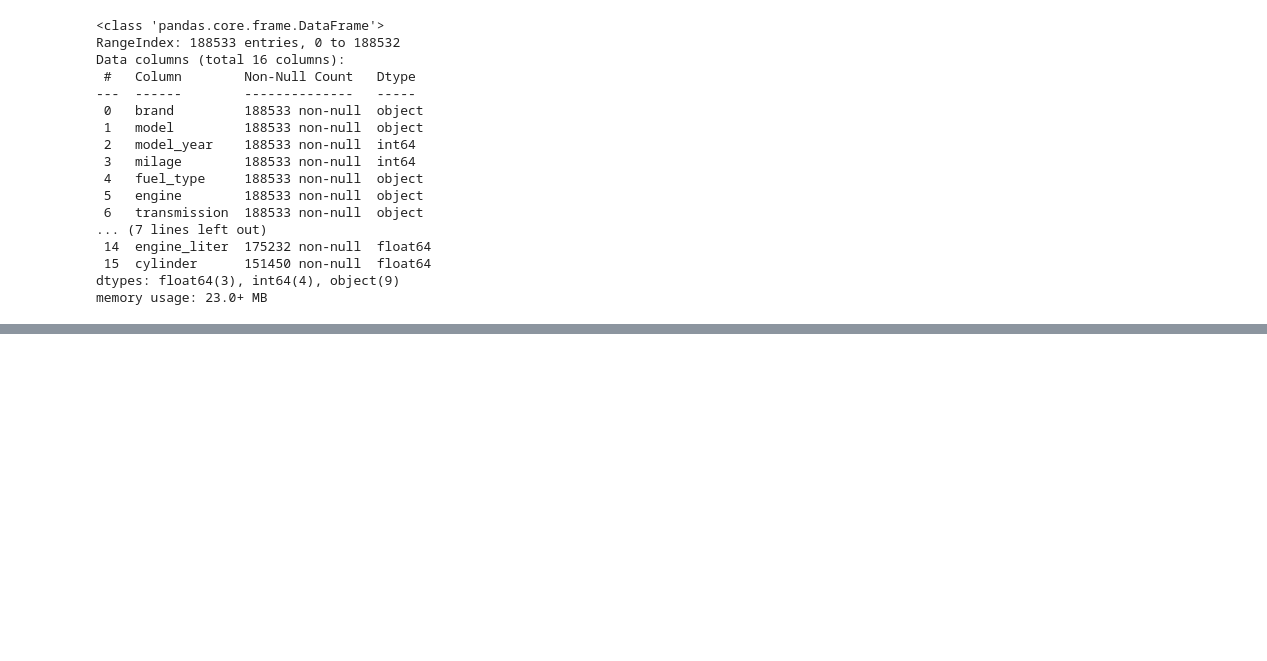
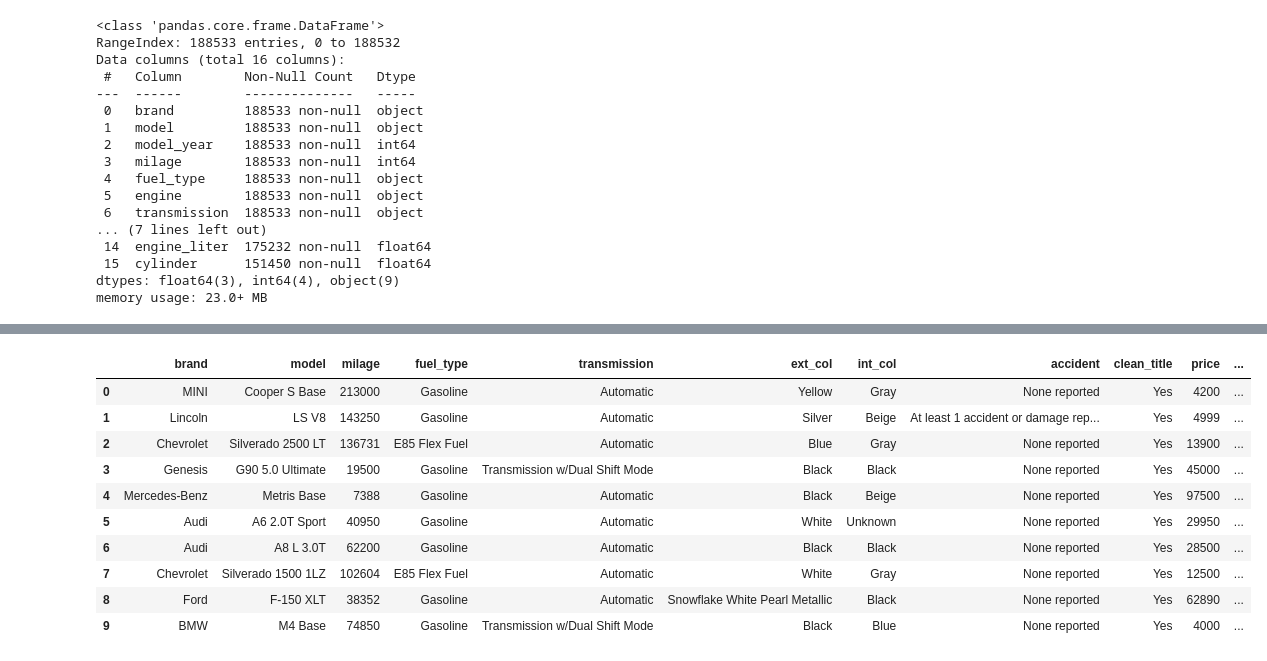
Before and after one commit to jjanekkim/Regression_Used_Car_Prices, a Jupyter notebook: validation.ipynb, the cells around one changed output, grey strips where cells are left out. Cells and saved outputs as stored; diff of their text form; code cells hidden in the pictures; blank space fills up the shorter version.

```diff
--- a/validation.ipynb
+++ b/validation.ipynb
@@ -749,0 +914,2 @@ for
+# %%
+df['transmission'].fillna(df['transmission'].mode()[0], inplace=True)
@@ -749,0 +921,2 @@ for
+# %%
+df['num_gear'].fillna(df['num_gear'].mode()[0], inplace=True)
@@ -749,0 +943,18 @@ for
+# %%
+# Drop the features that were used for feature extraction to avoide multicollinearity.
+
+df.drop(columns=['model_year', 'engine'], inplace=True)
+# %%
+df.head(10)
+# %% [output]
+|  | brand | model | milage | fuel_type | transmission | ext_col | int_col | accident | clean_title | price | ... |
+| 0 | MINI | Cooper S Base | 213000 | Gasoline | Automatic | Yellow | Gray | None reported | Yes | 4200 | ... |
+| 1 | Lincoln | LS V8 | 143250 | Gasoline | Automatic | Silver | Beige | At least 1 accident or damage rep... | Yes | 4999 | ... |
+| 2 | Chevrolet | Silverado 2500 LT | 136731 | E85 Flex Fuel | Automatic | Blue | Gray | None reported | Yes | 13900 | ... |
+| 3 | Genesis | G90 5.0 Ultimate | 19500 | Gasoline | Transmission w/Dual Shift Mode | Black | Black | None reported | Yes | 45000 | ... |
+| 4 | Mercedes-Benz | Metris Base | 7388 | Gasoline | Automatic | Black | Beige | None reported | Yes | 97500 | ... |
+| 5 | Audi | A6 2.0T Sport | 40950 | Gasoline | Automatic | White | Unknown | None reported | Yes | 29950 | ... |
+| 6 | Audi | A8 L 3.0T | 62200 | Gasoline | Automatic | Black | Black | None reported | Yes | 28500 | ... |
+| 7 | Chevrolet | Silverado 1500 1LZ | 102604 | E85 Flex Fuel | Automatic | White | Gray | None reported | Yes | 12500 | ... |
+| 8 | Ford | F-150 XLT | 38352 | Gasoline | Automatic | Snowflake White Pearl Metallic | Black | None reported | Yes | 62890 | ... |
+| 9 | BMW | M4 Base | 74850 | Gasoline | Transmission w/Dual Shift Mode | Black | Blue | None reported | Yes | 4000 | ... |
```
Also changed, not shown: parts of 28 cells of this notebook.
